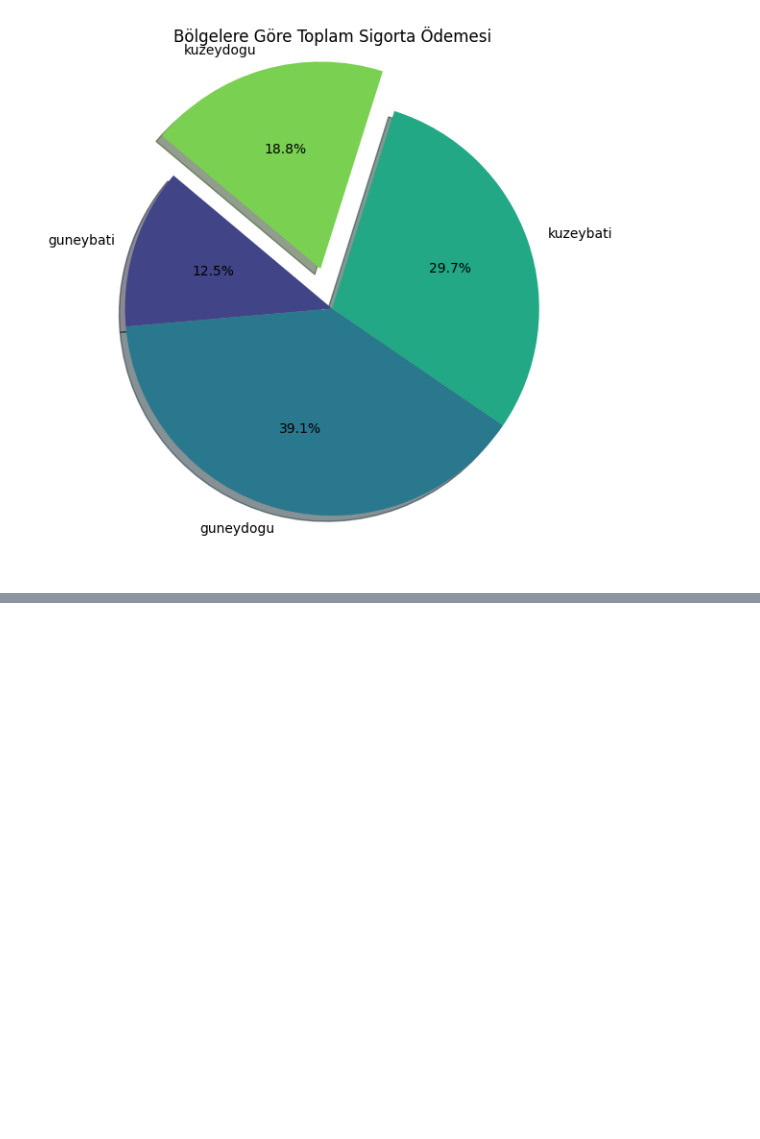
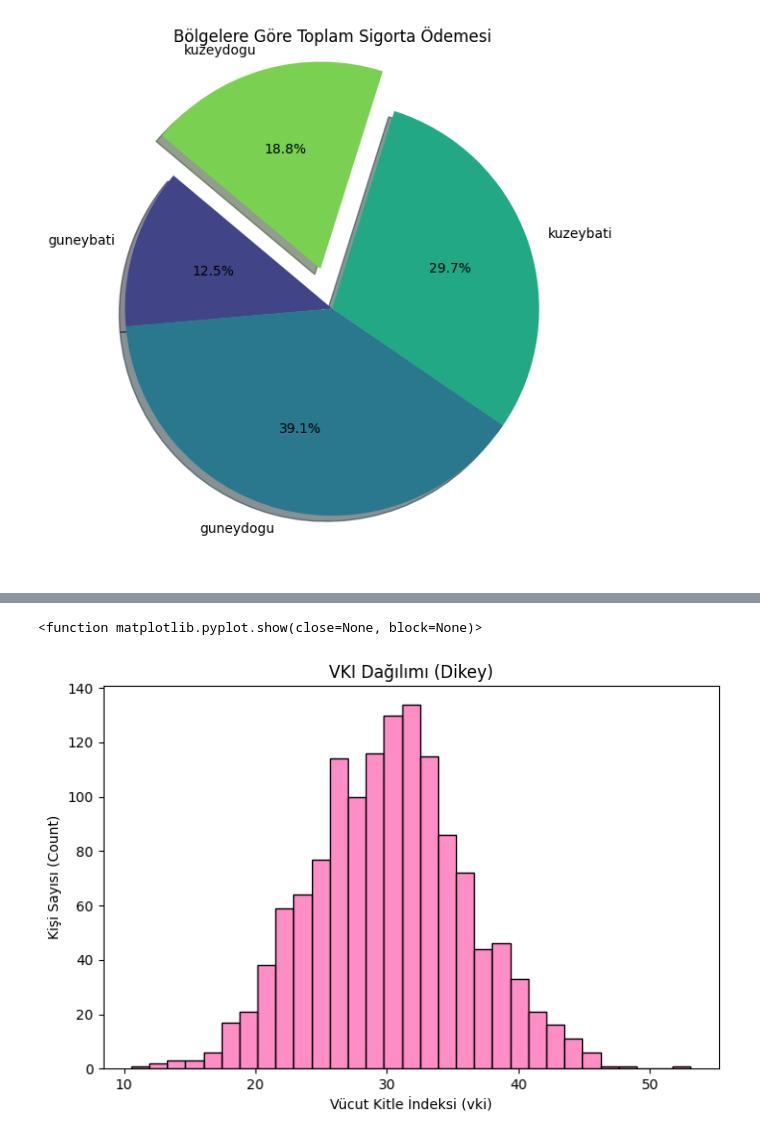
Before and after one commit to edaoney/PythonCalismalari, a Jupyter notebook: Veri_Gorsellestirme.ipynb, the cells around one changed output, grey strips where cells are left out. Drawn from its saved outputs; the diff is of its cells as text; code cells hidden in the pictures; blank space fills up the shorter version.

```diff
--- a/Veri_Gorsellestirme.ipynb
+++ b/Veri_Gorsellestirme.ipynb
@@ -154,0 +234,29 @@ plt.scatter(x, y, color="blue")  #plt.scatter:"nokta grafiği çiz" komutudur.
+# %%
+#--------HİSTOGRAM--------
+
+import pandas as pd
+import numpy as np
+import matplotlib.pyplot as plt
+import seaborn as sns
+
+#--------VERİ SETİNİ HAZIRLAMA--------
+#VKI genellikle "Normal Dağılım"(Çan Eğrisi) gösterir.
+np.random.seed(42)
+vki_verisi = np.random.normal(loc=30, scale=6, size=1338) # Ortalama 30, standart sapma 6 olan 1338 veri
+
+veriSeti = pd.DataFrame({'vki': vki_verisi})
+
+#--------PEMBE HİSTOGRAM (DİKEY)--------
+plt.figure(figsize=(8, 5))
+sns.histplot(
+    data=veriSeti,
+    x="vki",     # x eksenine vki değerlerini koyar.
+    color="hotpink"  # Grafiğin rengini pembe yapar
+)
+plt.title("VKI Dağılımı (Dikey)")
+plt.xlabel("Vücut Kitle İndeksi (vki)")
+plt.ylabel("Kişi Sayısı (Count)")
+plt.show
+# %% [output]
+<function matplotlib.pyplot.show(close=None, block=None)>
+[figure, added]
```
Also changed, not shown: parts of 5 cells of this notebook.
